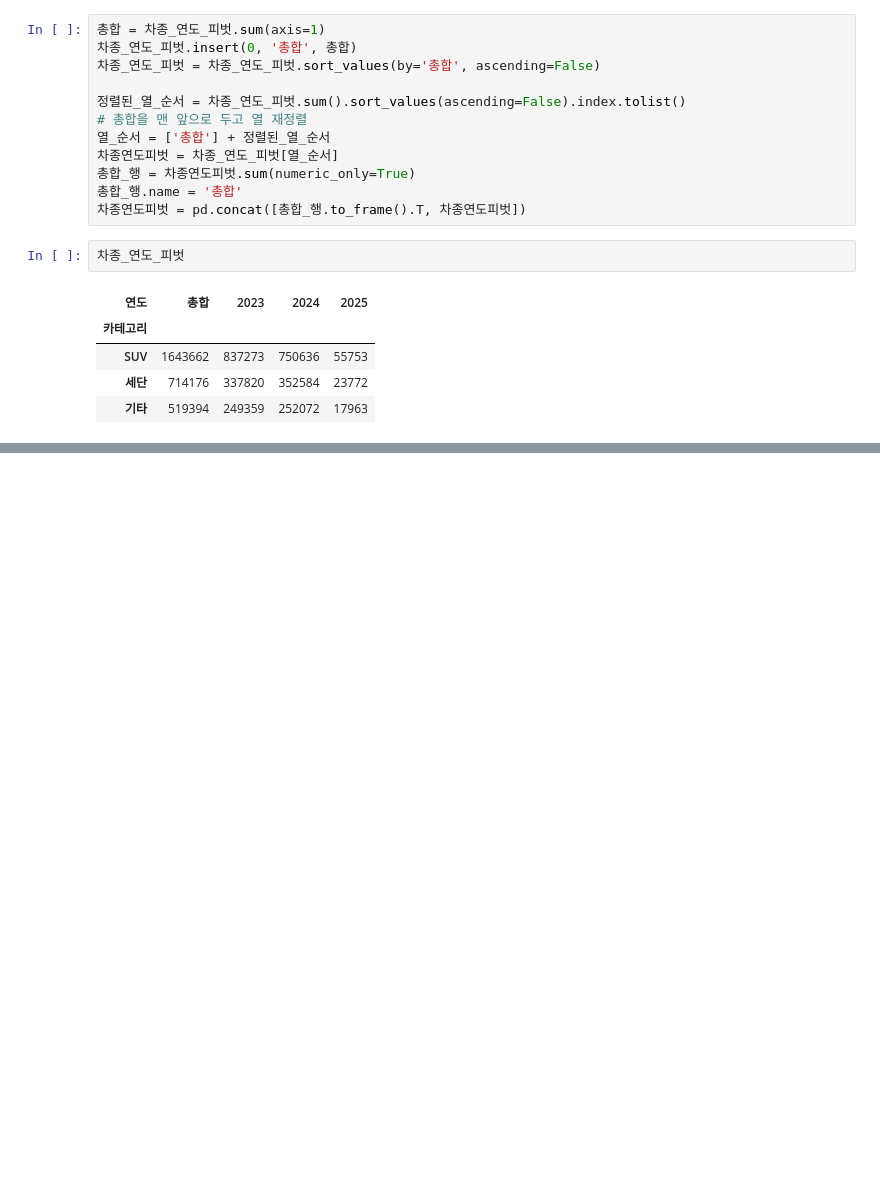
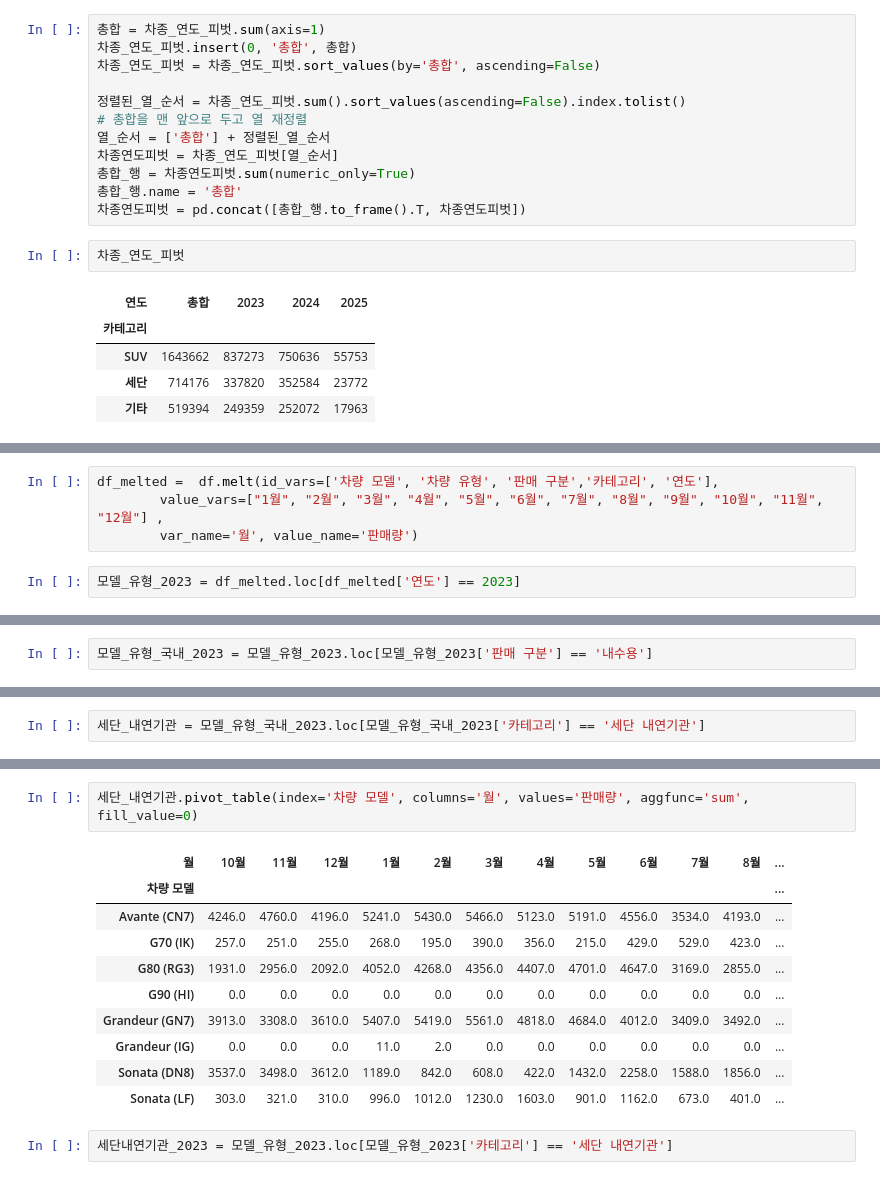
Before and after one commit to Coding-Supremacy/manifest-mini, a Jupyter notebook: junghee/분석 요약표 집계.ipynb, the cells around one changed output, grey strips where cells are left out. Cells and saved outputs as stored; diff of their text form; blank space fills up the shorter version.

```diff
--- a/junghee/분석 요약표 집계.ipynb
+++ b/junghee/분석 요약표 집계.ipynb
@@ -410,0 +551,6 @@ df_melted
+# %%
+df_melted =  df.melt(id_vars=['차량 모델', '차량 유형', '판매 구분','카테고리', '연도'],
+        value_vars=["1월", "2월", "3월", "4월", "5월", "6월", "7월", "8월", "9월", "10월", "11월", "12월"] ,
+        var_name='월', value_name='판매량')
+# %%
+모델_유형_2023 = df_melted.loc[df_melted['연도'] == 2023]
@@ -410,0 +584,2 @@ df_melted
+# %%
+모델_유형_국내_2023 = 모델_유형_2023.loc[모델_유형_2023['판매 구분'] == '내수용']
@@ -410,0 +600,2 @@ df_melted
+# %%
+세단_내연기관 = 모델_유형_국내_2023.loc[모델_유형_국내_2023['카테고리'] == '세단 내연기관']
@@ -410,0 +618,15 @@ df_melted
+# %%
+세단_내연기관.pivot_table(index='차량 모델', columns='월', values='판매량', aggfunc='sum', fill_value=0)
+# %% [output]
+| 월 | 10월 | 11월 | 12월 | 1월 | 2월 | 3월 | 4월 | 5월 | 6월 | 7월 | 8월 | ... |
+| 차량 모델 |  |  |  |  |  |  |  |  |  |  |  | ... |
+| Avante (CN7) | 4246.0 | 4760.0 | 4196.0 | 5241.0 | 5430.0 | 5466.0 | 5123.0 | 5191.0 | 4556.0 | 3534.0 | 4193.0 | ... |
+| G70 (IK) | 257.0 | 251.0 | 255.0 | 268.0 | 195.0 | 390.0 | 356.0 | 215.0 | 429.0 | 529.0 | 423.0 | ... |
+| G80 (RG3) | 1931.0 | 2956.0 | 2092.0 | 4052.0 | 4268.0 | 4356.0 | 4407.0 | 4701.0 | 4647.0 | 3169.0 | 2855.0 | ... |
+| G90 (HI) | 0.0 | 0.0 | 0.0 | 0.0 | 0.0 | 0.0 | 0.0 | 0.0 | 0.0 | 0.0 | 0.0 | ... |
+| Grandeur (GN7) | 3913.0 | 3308.0 | 3610.0 | 5407.0 | 5419.0 | 5561.0 | 4818.0 | 4684.0 | 4012.0 | 3409.0 | 3492.0 | ... |
+| Grandeur (IG) | 0.0 | 0.0 | 0.0 | 11.0 | 2.0 | 0.0 | 0.0 | 0.0 | 0.0 | 0.0 | 0.0 | ... |
+| Sonata (DN8) | 3537.0 | 3498.0 | 3612.0 | 1189.0 | 842.0 | 608.0 | 422.0 | 1432.0 | 2258.0 | 1588.0 | 1856.0 | ... |
+| Sonata (LF) | 303.0 | 321.0 | 310.0 | 996.0 | 1012.0 | 1230.0 | 1603.0 | 901.0 | 1162.0 | 673.0 | 401.0 | ... |
+# %%
+세단내연기관_2023 = 모델_유형_2023.loc[모델_유형_2023['카테고리'] == '세단 내연기관']
```
Also changed, not shown: parts of 27 cells of this notebook, 2 other files.
